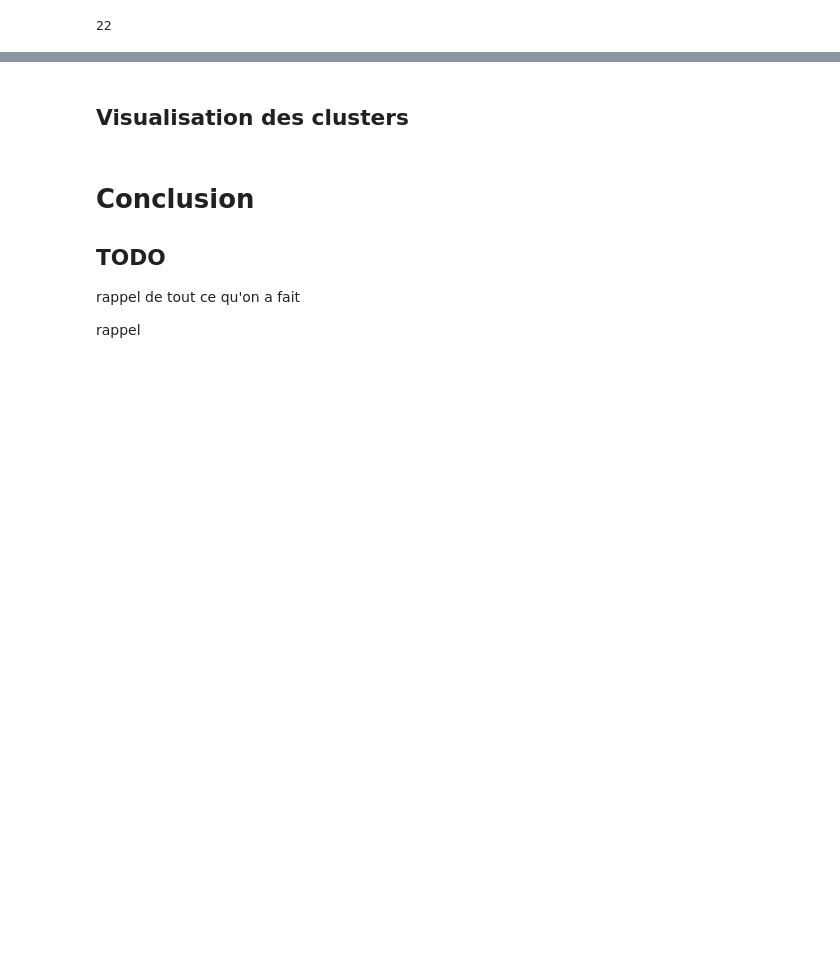
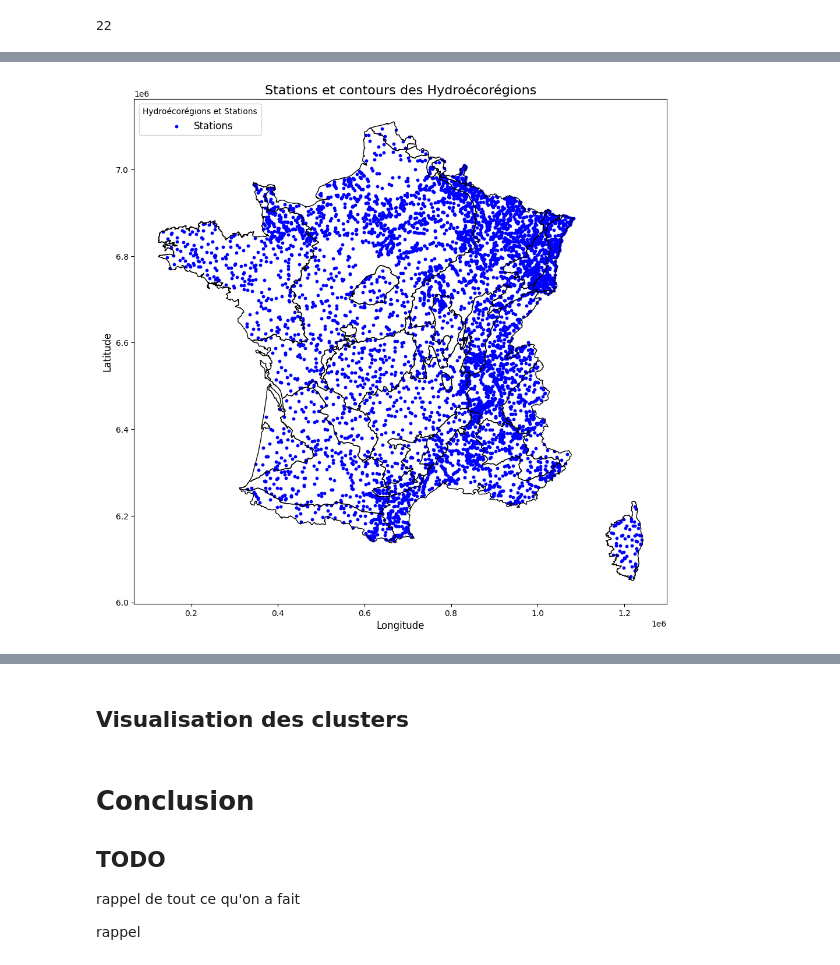
Before and after one commit to zoemarquis/naiades-analytics, a Jupyter notebook: naiades.ipynb, the cells around one changed output, grey strips where cells are left out. Saved outputs shown, nothing was run; the diff lists cells and outputs as text; code cells hidden in the pictures; blank space fills up the shorter version.

```diff
--- a/naiades.ipynb
+++ b/naiades.ipynb
@@ -1694,0 +1817,46 @@ station                                                      ...
+# %%
+import geopandas as gpd
+import matplotlib.pyplot as plt
+from shapely import geometry as geom
+
+# Projection Lambert 93
+crs_lambert = 'PROJCS["RGF_1993_Lambert_93",GEOGCS["GCS_RGF_1993",DATUM["D_RGF_1993",SPHEROID["GRS_1980",6378137.0,298.257222101]],PRIMEM["Greenwich",0.0],UNIT["Degree",0.0174532925199433]],PROJECTION["Lambert_Conformal_Conic"],PARAMETER["False_Easting",700000.0],PARAMETER["False_Northing",6600000.0],PARAMETER["Central_Meridian",3.0],PARAMETER["Standard_Parallel_1",49.0],PARAMETER["Standard_Parallel_2",44.0],PARAMETER["Latitude_Of_Origin",46.5],UNIT["Meter",1.0]]'
+
+x_col = 'CoordXStationMesureEauxSurface'
+y_col = 'CoordYStationMesureEauxSurface'
+
+# Créer un GeoDataFrame pour les stations avec des points en Lambert 93
+carto_i2m2 = gpd.GeoDataFrame(
+    df_stations,
+    crs=crs_lambert,
+    geometry=gpd.GeoSeries(df_stations.apply(lambda x: geom.Point(x[x_col], x[y_col]), axis=1))
+)
+
+# Charger les hydroécorégions et les convertir en Lambert 93
+HER_lambert = df_hydroregions.to_crs(crs_lambert)
+
+# Réaliser une jointure spatiale entre stations et hydroécorégions
+HER_stations = carto_i2m2.sjoin(HER_lambert, predicate='within')
+
+# Préparer la figure
+fig, ax = plt.subplots(1, 1, figsize=(10, 10))
+
+# Tracer uniquement les contours des hydroécorégions
+HER_lambert.boundary.plot(ax=ax, color='black', linewidth=1)
+
+# Tracer tous les points de `df_stations` dans une seule couleur
+carto_i2m2.plot(ax=ax, color='blue', markersize=10, label='Stations')
+
+# Ajouter une légende
+ax.legend(loc='upper left', fontsize='large', title='Hydroécorégions et Stations')
+
+# Ajouter un titre et des labels
+plt.title('Stations et contours des Hydroécorégions', fontsize=16)
+plt.xlabel('Longitude', fontsize=12)
+plt.ylabel('Latitude', fontsize=12)
+
+# Afficher le graphique
+plt.tight_layout()
+plt.show()
+# %% [output]
+[figure, added]
```
Also changed, not shown: parts of 21 cells of this notebook.
